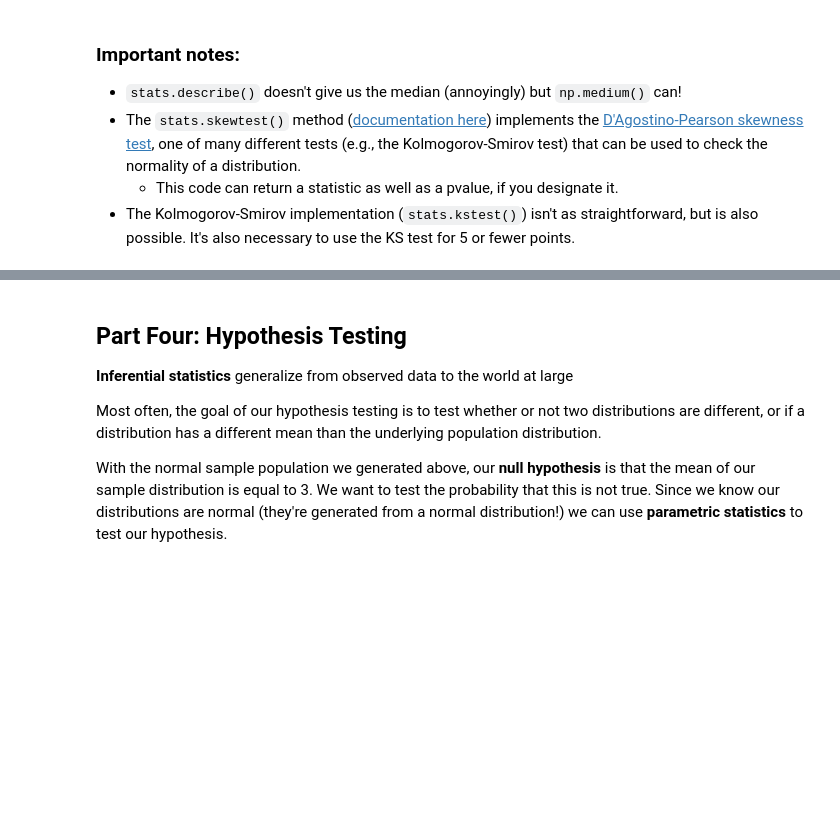
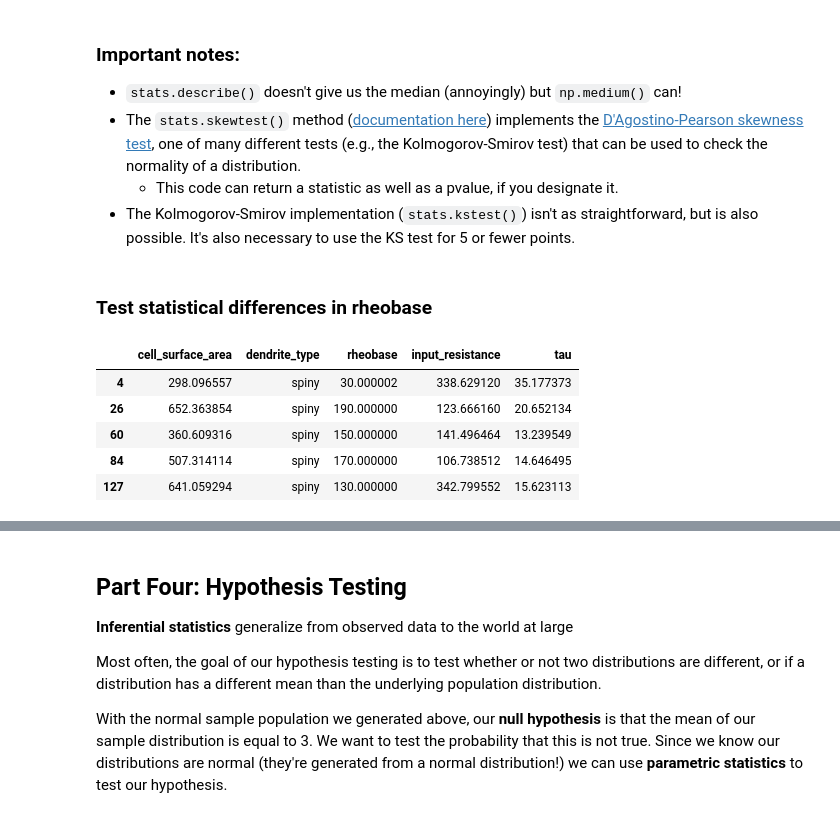
Before and after one commit to BIPN145/Utilities, a Jupyter notebook: Statistics.ipynb, the cells around one changed output, grey strips where cells are left out. Drawn from its saved outputs; the diff is of its cells as text; code cells hidden in the pictures; blank space fills up the shorter version.

```diff
--- a/Statistics.ipynb
+++ b/Statistics.ipynb
@@ -162,0 +161,16 @@ kstest(data, n.cdf) # run the ks test
+# %% [markdown]
+### Test statistical differences in rheobase
+# %%
+import pandas as pd
+data = pd.read_csv('mouse_cell_metrics.csv')
+spiny_data = data[data['dendrite_type']=='spiny']
+aspiny_data = data[data['dendrite_type']=='aspiny']
+
+spiny_data.head()
+# %% [output]
+|  | cell_surface_area | dendrite_type | rheobase | input_resistance | tau |
+| 4 | 298.096557 | spiny | 30.000002 | 338.629120 | 35.177373 |
+| 26 | 652.363854 | spiny | 190.000000 | 123.666160 | 20.652134 |
+| 60 | 360.609316 | spiny | 150.000000 | 141.496464 | 13.239549 |
+| 84 | 507.314114 | spiny | 170.000000 | 106.738512 | 14.646495 |
+| 127 | 641.059294 | spiny | 130.000000 | 342.799552 | 15.623113 |
```
Also changed, not shown: parts of 17 cells of this notebook.
